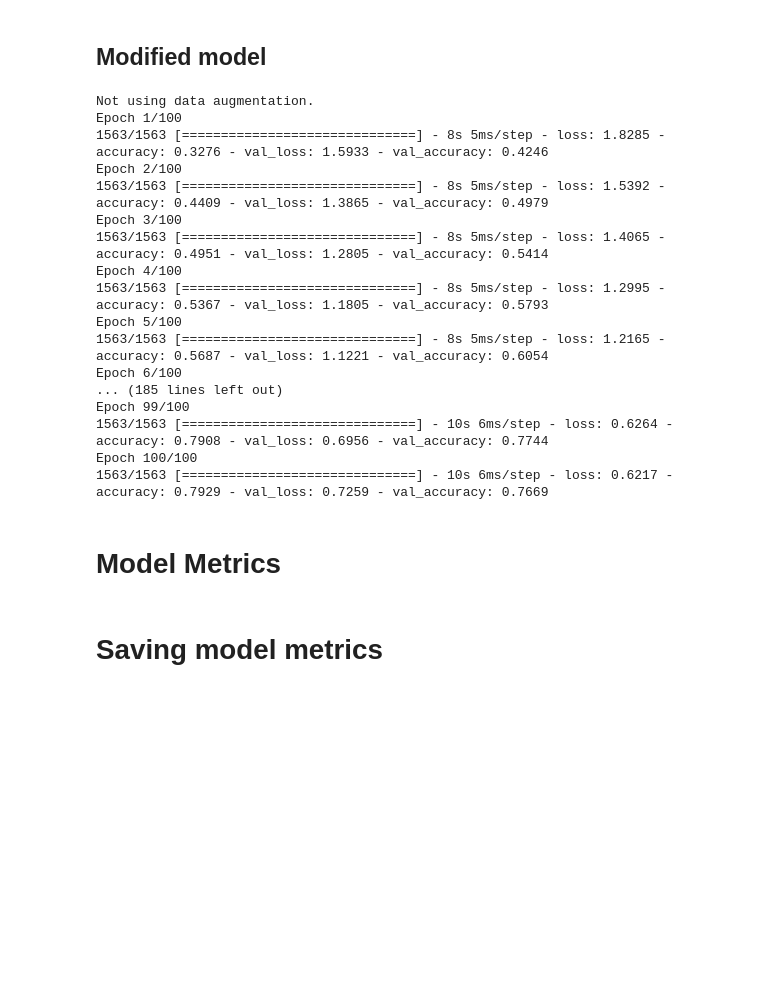
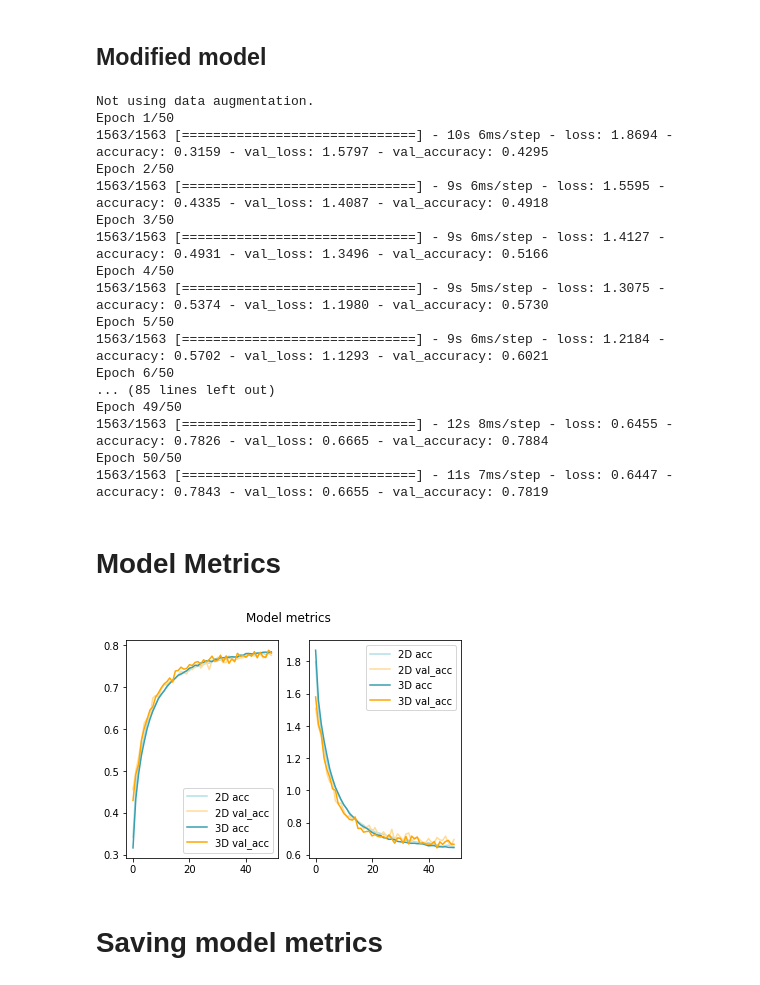
Before and after one commit to sagnik106/Color-Convolution, a Jupyter notebook: cifar10.ipynb, the cells around one changed output. Cells and saved outputs as stored; diff of their text form; code cells hidden in the pictures; blank space fills up the shorter version.

```diff
--- a/cifar10.ipynb
+++ b/cifar10.ipynb
@@ -23,7 +25,7 @@ for gpu in gpus:
 # %%
 batch_size = 32
 num_classes = 10
-epochs = 100
+epochs = 50
 data_augmentation = False
 # %% [markdown]
 # Dataset
@@ -224,10 +263,10 @@ x_train=x_train.reshape((-1,32,32,3,1))
 x_test=x_test.reshape((-1,32,32,3,1))
 if not data_augmentation:
     print('Not using data augmentation.')
-    h1=model1.fit(x_train1, y_train,
+    h1=model1.fit(x_train, y_train,
               batch_size=batch_size,
               epochs=epochs,
-              validation_data=(x_test1, y_test),
+              validation_data=(x_test, y_test),
               shuffle=True)
 else:
     print('Using real-time data augmentation.')
@@ -253,48 +292,50 @@ else:
         data_format=None,
         validation_split=0.0)
     datagen.fit(x_train)
-    h1=model1.fit(datagen.flow(x_train.reshape(-1,32,32,3,1), y_train,
+    h1=model1.fit(datagen.flow(x_train, y_train,
                                      batch_size=batch_size),
                         epochs=epochs,
                         validation_data=(x_test, y_test),)
 h1=h1.history
 # %% [output]
 Not using data augmentation.
-Epoch 1/100
-1563/1563 [==============================] - 8s 5ms/step - loss: 1.8285 - accuracy: 0.3276 - val_loss: 1.5933 - val_accuracy: 0.4246
-Epoch 2/100
-1563/1563 [==============================] - 8s 5ms/step - loss: 1.5392 - accuracy: 0.4409 - val_loss: 1.3865 - val_accuracy: 0.4979
-Epoch 3/100
-1563/1563 [==============================] - 8s 5ms/step - loss: 1.4065 - accuracy: 0.4951 - val_loss: 1.2805 - val_accuracy: 0.5414
-Epoch 4/100
-1563/1563 [==============================] - 8s 5ms/step - loss: 1.2995 - accuracy: 0.5367 - val_loss: 1.1805 - val_accuracy: 0.5793
-Epoch 5/100
-1563/1563 [==============================] - 8s 5ms/step - loss: 1.2165 - accuracy: 0.5687 - val_loss: 1.1221 - val_accuracy: 0.6054
-Epoch 6/100
-... (185 lines left out)
-Epoch 99/100
-1563/1563 [==============================] - 10s 6ms/step - loss: 0.6264 - accuracy: 0.7908 - val_loss: 0.6956 - val_accuracy: 0.7744
-Epoch 100/100
-1563/1563 [==============================] - 10s 6ms/step - loss: 0.6217 - accuracy: 0.7929 - val_loss: 0.7259 - val_accuracy: 0.7669
+Epoch 1/50
+1563/1563 [==============================] - 10s 6ms/step - loss: 1.8694 - accuracy: 0.3159 - val_loss: 1.5797 - val_accuracy: 0.4295
+Epoch 2/50
+1563/1563 [==============================] - 9s 6ms/step - loss: 1.5595 - accuracy: 0.4335 - val_loss: 1.4087 - val_accuracy: 0.4918
+Epoch 3/50
+1563/1563 [==============================] - 9s 6ms/step - loss: 1.4127 - accuracy: 0.4931 - val_loss: 1.3496 - val_accuracy: 0.5166
+Epoch 4/50
+1563/1563 [==============================] - 9s 5ms/step - loss: 1.3075 - accuracy: 0.5374 - val_loss: 1.1980 - val_accuracy: 0.5730
+Epoch 5/50
+1563/1563 [==============================] - 9s 6ms/step - loss: 1.2184 - accuracy: 0.5702 - val_loss: 1.1293 - val_accuracy: 0.6021
+Epoch 6/50
+... (85 lines left out)
+Epoch 49/50
+1563/1563 [==============================] - 12s 8ms/step - loss: 0.6455 - accuracy: 0.7826 - val_loss: 0.6665 - val_accuracy: 0.7884
+Epoch 50/50
+1563/1563 [==============================] - 11s 7ms/step - loss: 0.6447 - accuracy: 0.7843 - val_loss: 0.6655 - val_accuracy: 0.7819
 # %% [markdown]
 # Model Metrics
 # %%
 fig=plt.figure()
 tra=fig.add_subplot(121)
 tra.plot(h["accuracy"], label="2D acc", color="#B0E0E6")
 tra.plot(h["val_accuracy"], label="2D val_acc", color="#FFDB99")
 tra.plot(h1["accuracy"], label="3D acc", color="#379FAE")
 tra.plot(h1["val_accuracy"], label="3D val_acc", color="#FFA500")
 tra.legend()
-tra1=fig.add_subplot(121)
+tra1=fig.add_subplot(122)
 tra1.plot(h["loss"], label="2D acc", color="#B0E0E6")
 tra1.plot(h["val_loss"], label="2D val_acc", color="#FFDB99")
 tra1.plot(h1["loss"], label="3D acc", color="#379FAE")
 tra1.plot(h1["val_loss"], label="3D val_acc", color="#FFA500")
 tra1.legend()
 fig.suptitle("Model metrics")
 plt.savefig("resources/metrics.png",dpi=300)
 plt.show()
+# %% [output]
+[figure, added]
 # %% [markdown]
 # Saving model metrics
 # %%
```
Also changed, not shown: parts of 10 cells of this notebook, 8 other files.
